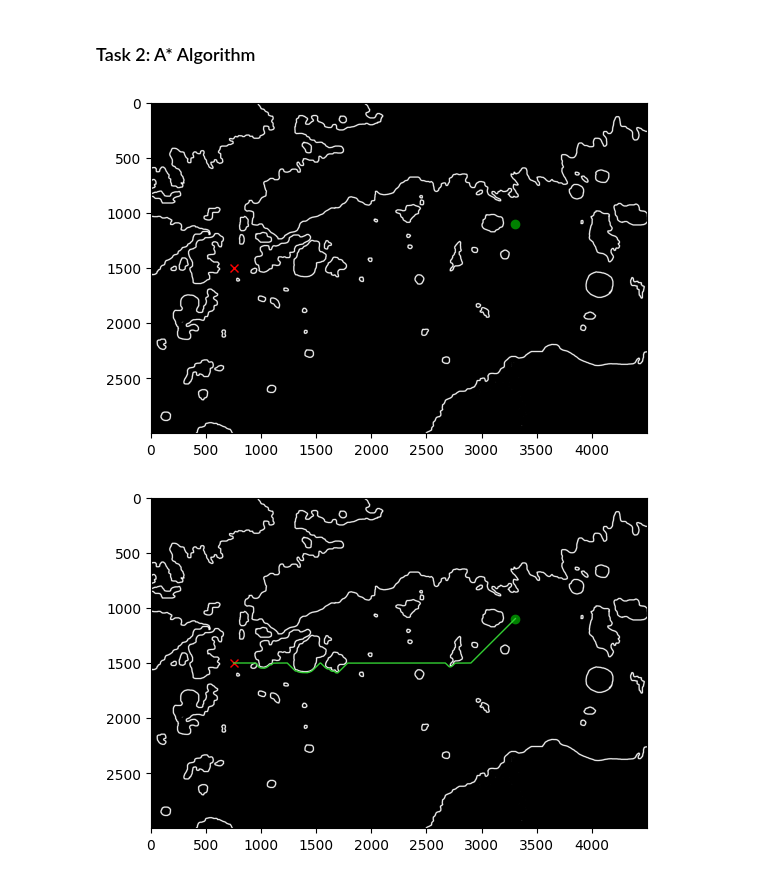
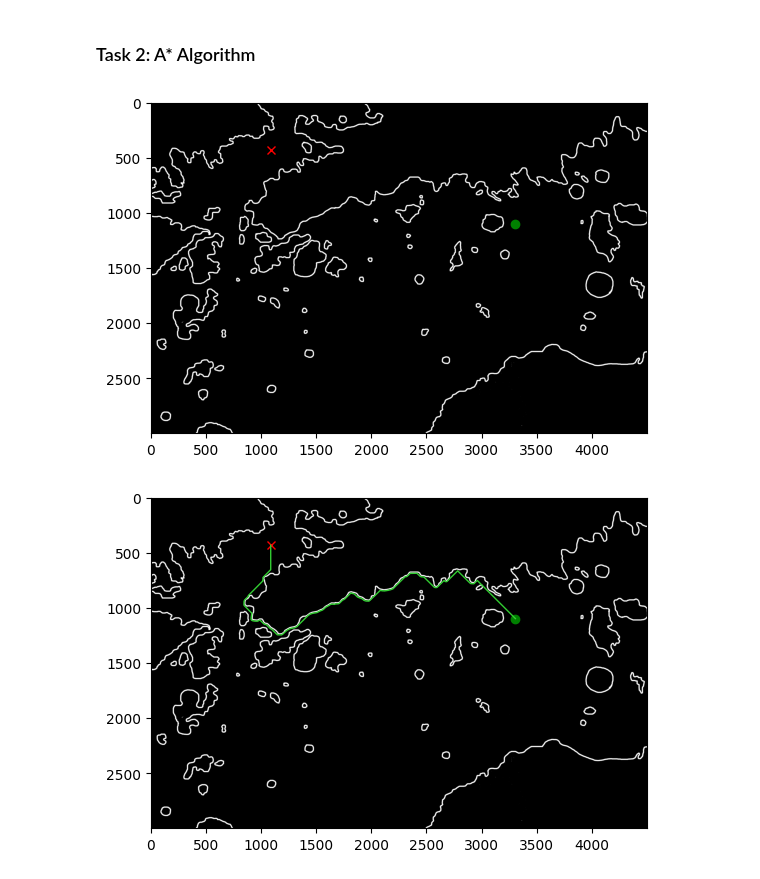
Before and after one commit to Leonardo-Russo/Autonomous-Driving-Rover, a Jupyter notebook: notebook.ipynb, the cells around one changed output. Saved outputs shown, nothing was run; the diff lists cells and outputs as text; code cells hidden in the pictures.

```diff
--- a/notebook.ipynb
+++ b/notebook.ipynb
@@ -164,20 +164,20 @@ Final Time is:           4.68 days
 # %%
 # Define Start and End Coordinates
 start = P1r[0:2]
 end = np.array([10.87e3, 25.67e3])
 
 start = lib.get_indices(start, X, Y, mapRes)
 end = lib.get_indices(end, X, Y, mapRes)
-end = np.array([1500, 750])
+# end = np.array([1500, 750])
 
 # Obstacle map in grayscale
 plt.figure("Task 1 - Trajectory")
 plt.imshow(obstacleMap, cmap='gray')
 plt.plot([start[1]], [start[0]], c='green', marker='o')
 plt.plot([end[1]], [end[0]], c='red', marker='x')
 plt.show()
 # %% [output]
-[figure, old version]
+[figure, new version]
 # %%
 def A_star(start, end, obstacle_map):
     class Node:
@@ -266,4 +266,4 @@ plt.plot([end[1]], [end[0]], c='red', marker='x')
 plt.plot(path[:, 1], path[:, 0], c='limegreen', linestyle='-', linewidth=1)
 plt.show()
 # %% [output]
-[figure, old version]
+[figure, new version]
```
